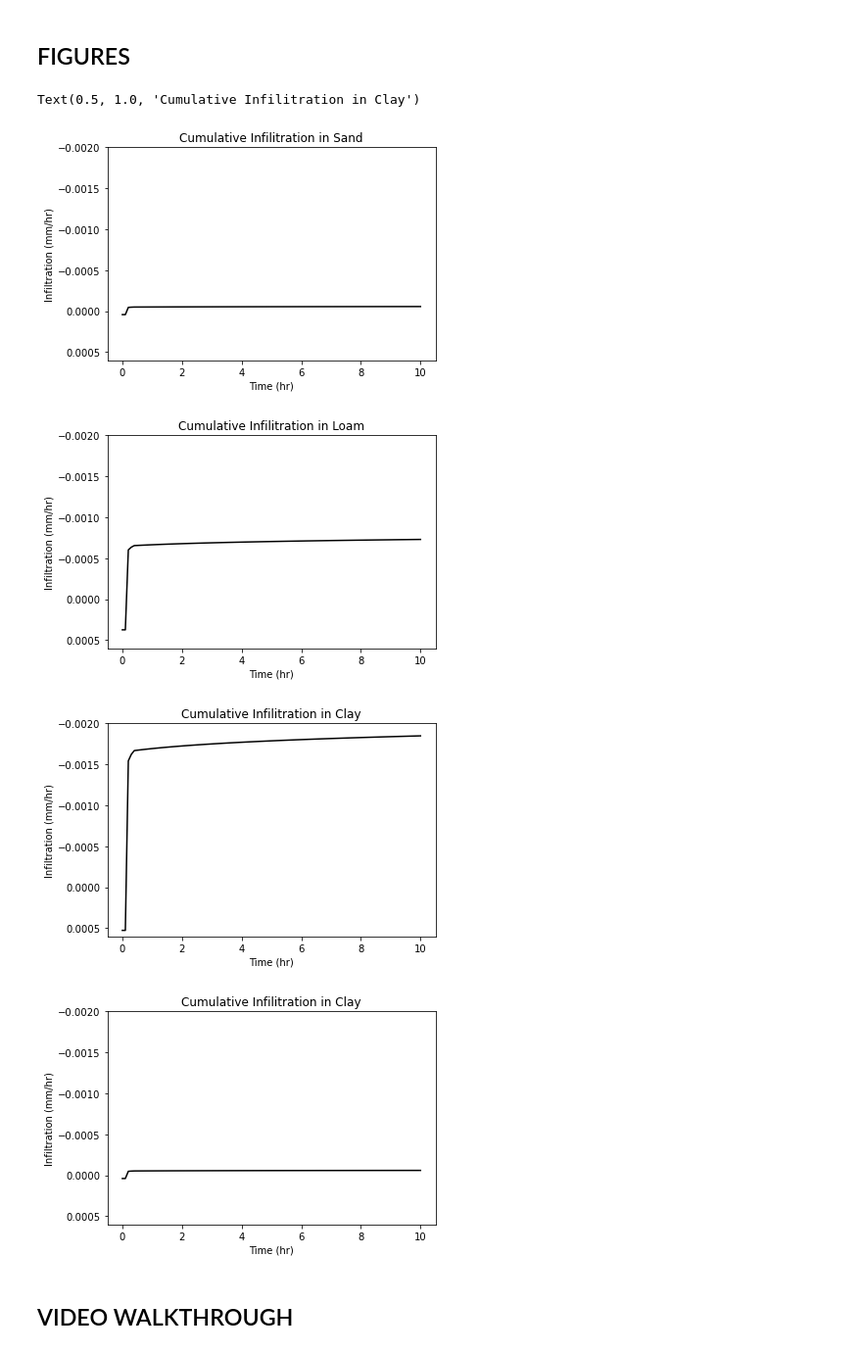
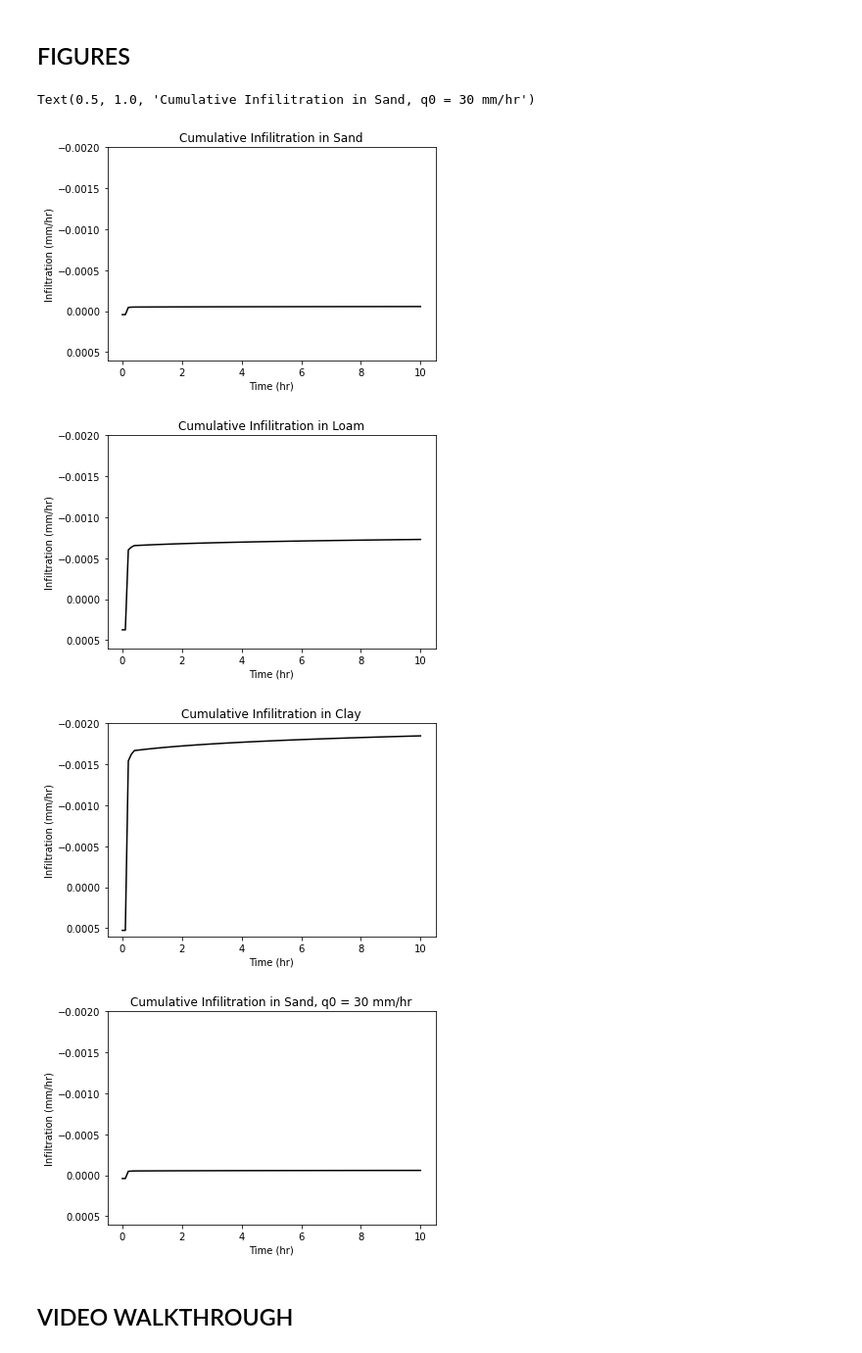
Before and after one commit to smotz9/EAS4610_Modeling, a Jupyter notebook: EAS4610_FinalProject.ipynb, the cells around one changed output. Shown: that part at 98% size. Cells and saved outputs as stored; diff of their text form; code cells hidden in the pictures.

Commit message:
Add files via upload
All (properly labeled) plots added

```diff
--- a/EAS4610_FinalProject.ipynb
+++ b/EAS4610_FinalProject.ipynb
@@ -345,36 +345,36 @@ plt.title('Cumulative Infilitration in Sand')
 
 figure2 = plt.figure()
 ax2 = plt.gca()
 plt.plot(t,I_l[0,:],'k-')
 plt.xlabel('Time (hr)')
 plt.ylim(-0.0020, 0.0006)
 ax2.set_ylim(ax2.get_ylim()[::-1])
 plt.ylabel('Infiltration (mm/hr)')
 plt.title('Cumulative Infilitration in Loam')
 
 figure3 = plt.figure()
 ax3 = plt.gca()
 plt.plot(t,I_2[0,:],'k-')
 plt.xlabel('Time (hr)')
 plt.ylim(-0.0020, 0.0006)
 ax3.set_ylim(ax3.get_ylim()[::-1])
 plt.ylabel('Infiltration (mm/hr)')
 plt.title('Cumulative Infilitration in Clay')
 
 figure4 = plt.figure()
 ax4 = plt.gca()
 plt.plot(t,I4[0,:],'k-')
 plt.xlabel('Time (hr)')
 plt.ylim(-0.0020, 0.0006)
 ax4.set_ylim(ax4.get_ylim()[::-1])
 plt.ylabel('Infiltration (mm/hr)')
-plt.title('Cumulative Infilitration in Clay')
+plt.title('Cumulative Infilitration in Sand, q0 = 30 mm/hr')
 # %% [output]
-Text(0.5, 1.0, 'Cumulative Infilitration in Clay')
+Text(0.5, 1.0, 'Cumulative Infilitration in Sand, q0 = 30 mm/hr')
 [figure]
 [figure]
 [figure]
-[figure, old version]
+[figure, new version]
 # %% [markdown]
 ## VIDEO WALKTHROUGH
 # %% [markdown]
```
